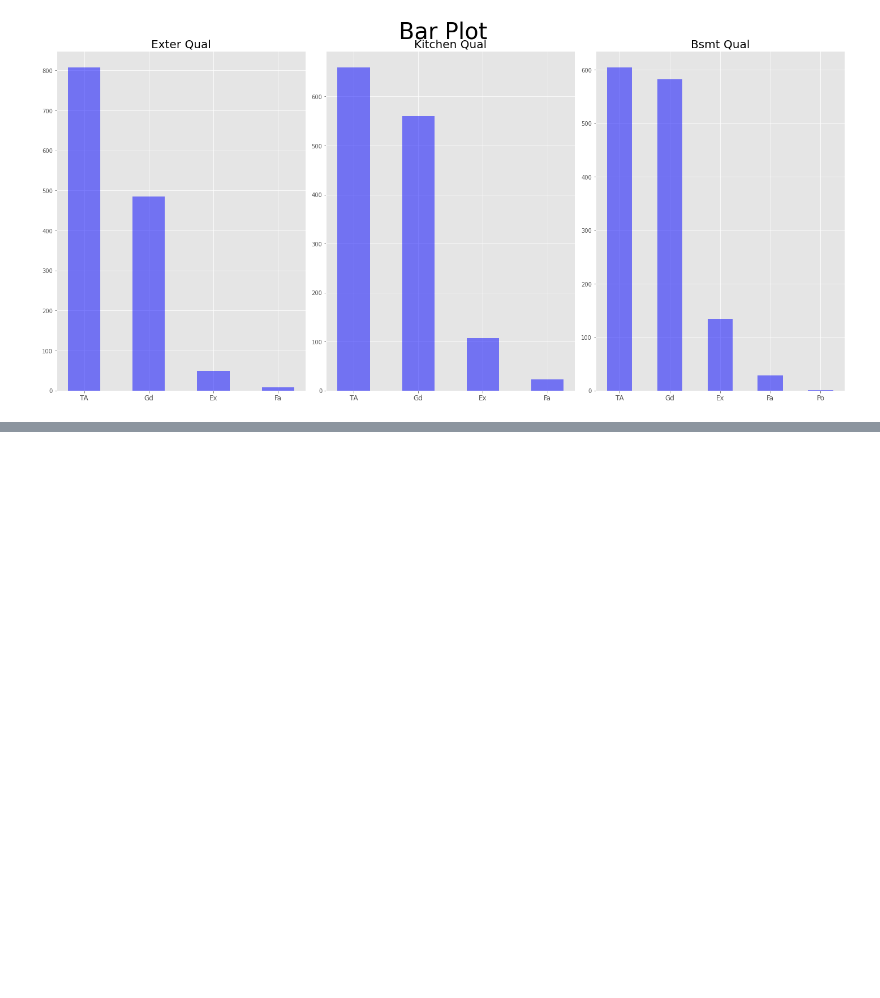
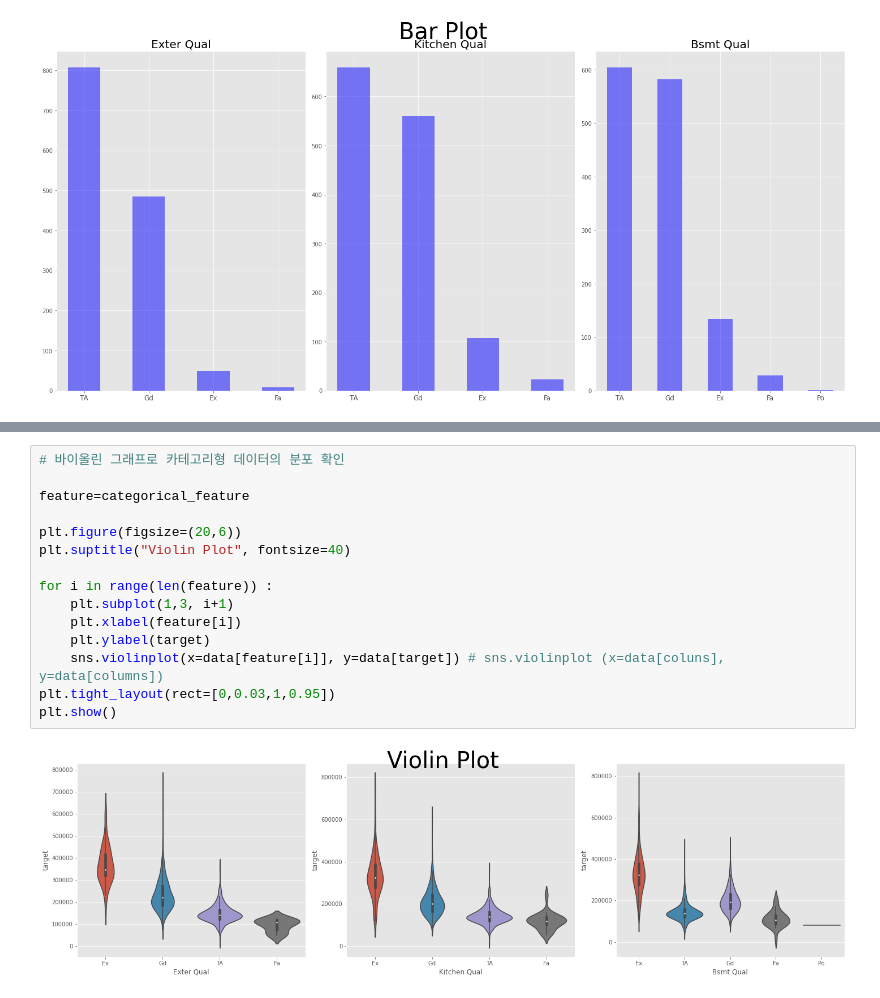
Before and after one commit to moveformyfuture/House_Price_Expectation, a Jupyter notebook: House_Price_Expectation_EDA.ipynb, the cells around one changed output, grey strips where cells are left out. Cells and saved outputs as stored; diff of their text form; blank space fills up the shorter version.

```diff
--- a/House_Price_Expectation_EDA.ipynb
+++ b/House_Price_Expectation_EDA.ipynb
@@ -191,0 +236,17 @@ plt.show()
+# %%
+# 바이올린 그래프로 카테고리형 데이터의 분포 확인
+
+feature=categorical_feature
+
+plt.figure(figsize=(20,6))
+plt.suptitle("Violin Plot", fontsize=40)
+
+for i in range(len(feature)) :
+    plt.subplot(1,3, i+1)
+    plt.xlabel(feature[i])
+    plt.ylabel(target)
+    sns.violinplot(x=data[feature[i]], y=data[target]) # sns.violinplot (x=data[coluns], y=data[columns])
+plt.tight_layout(rect=[0,0.03,1,0.95])
+plt.show()
+# %% [output]
+[figure, added]
```
Also changed, not shown: parts of 5 cells of this notebook.
